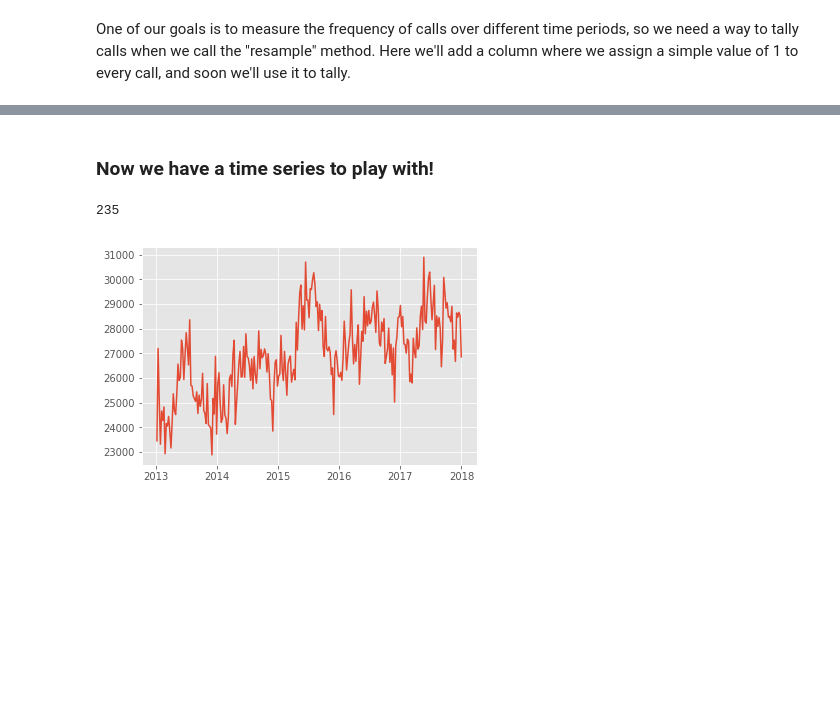
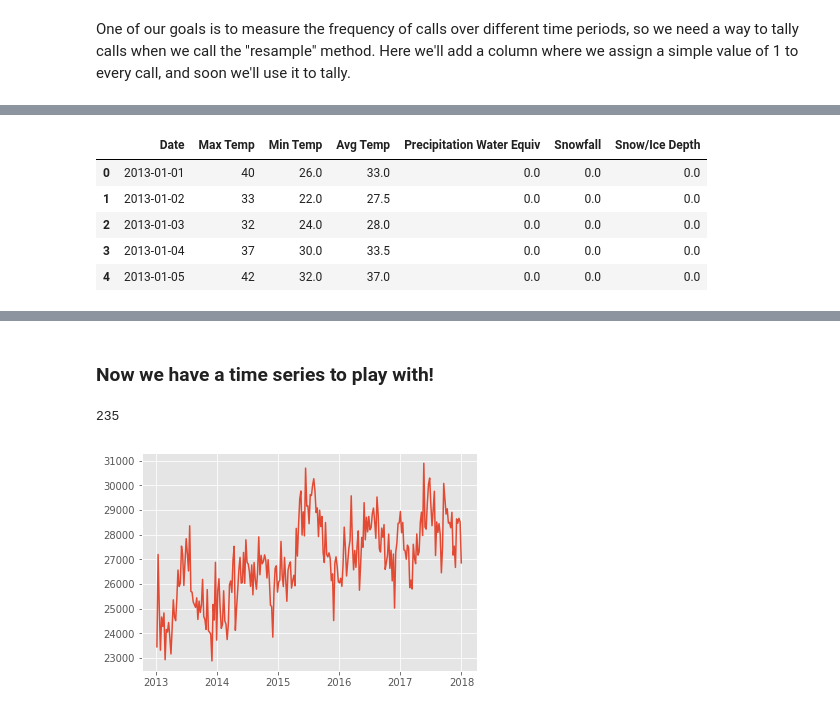
Before and after one commit to boscacci/NYC-EMS-Time-Series, a Jupyter notebook: ems_data.ipynb, the cells around one changed output, grey strips where cells are left out. Drawn from its saved outputs; the diff is of its cells as text; code cells hidden in the pictures; blank space fills up the shorter version.

Commit message:
added weather and holiday data

```diff
--- a/ems_data.ipynb
+++ b/ems_data.ipynb
@@ -153,3 +155,14 @@ coerced_data.head()
 | 2013-01-01 00:01:26 | INJURY | 5 | INJURY | 5 | ... |
 # %%
 coerced_data.index = pd.to_datetime(coerced_data.index)
+# %%
+weather_data = pd.read_csv('weather_data.csv')
+# %%
+weather_data.head()
+# %% [output]
+|  | Date | Max Temp | Min Temp | Avg Temp | Precipitation Water Equiv | Snowfall | Snow/Ice Depth |
+| 0 | 2013-01-01 | 40 | 26.0 | 33.0 | 0.0 | 0.0 | 0.0 |
+| 1 | 2013-01-02 | 33 | 22.0 | 27.5 | 0.0 | 0.0 | 0.0 |
+| 2 | 2013-01-03 | 32 | 24.0 | 28.0 | 0.0 | 0.0 | 0.0 |
+| 3 | 2013-01-04 | 37 | 30.0 | 33.5 | 0.0 | 0.0 | 0.0 |
+| 4 | 2013-01-05 | 42 | 32.0 | 37.0 | 0.0 | 0.0 | 0.0 |
```
Also changed, not shown: parts of 6 cells of this notebook, 2 other files.
